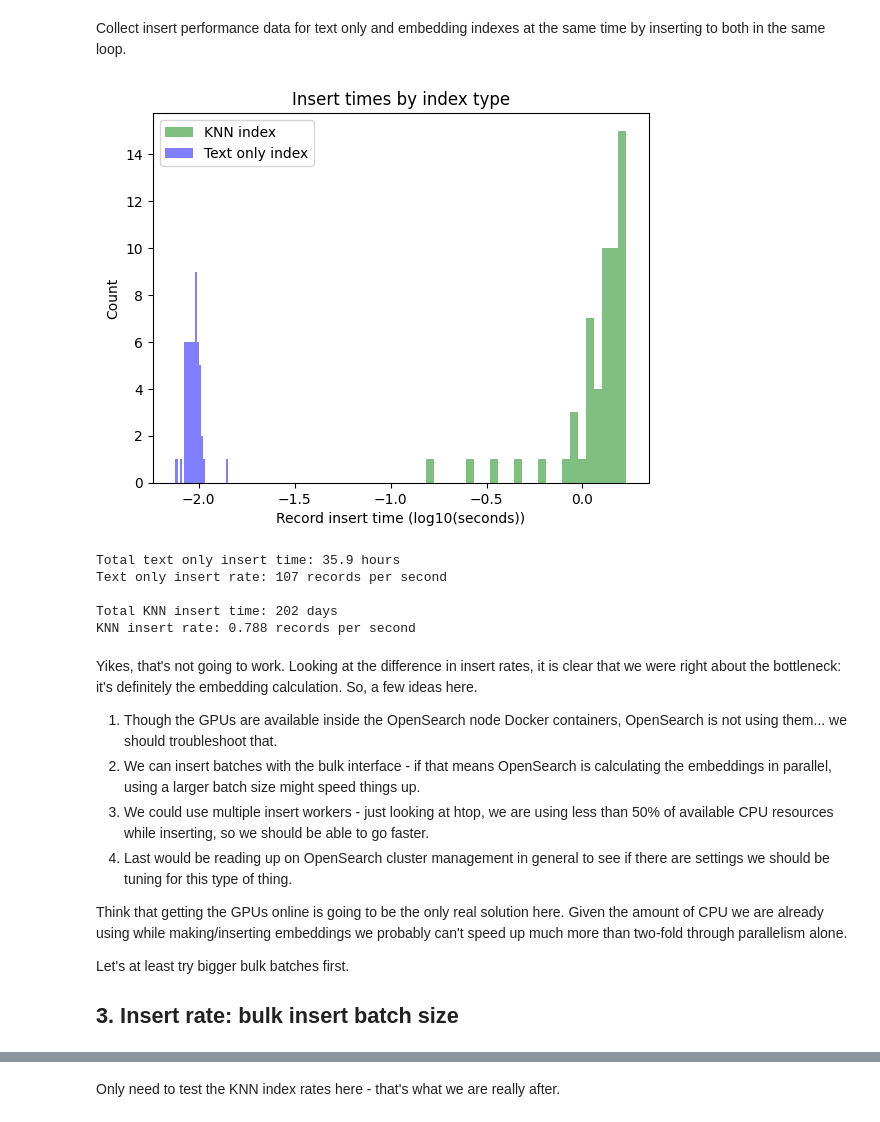
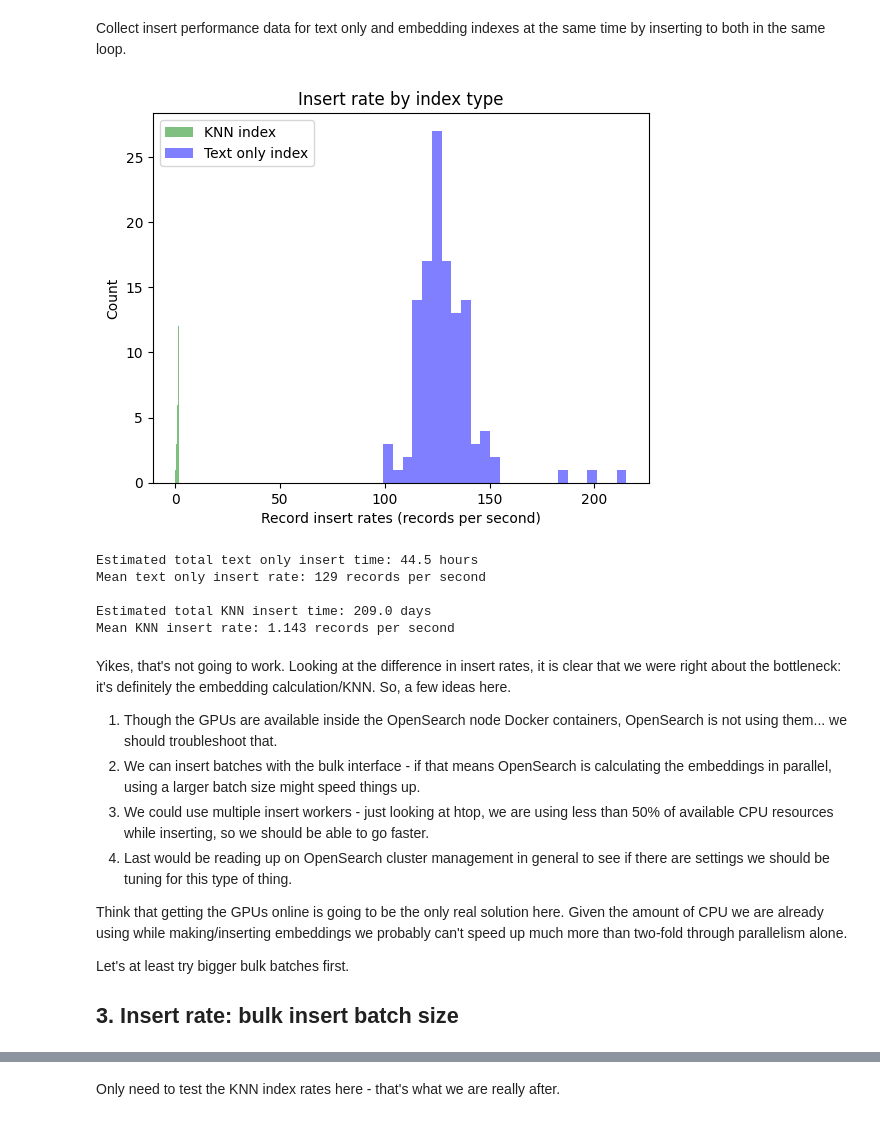
Before and after one commit to gperdrizet/OpenSearch, a Jupyter notebook: semantic_search/notebooks/03-opensearch_indexing.ipynb, the cells around one changed output, grey strips where cells are left out. Drawn from its saved outputs; the diff is of its cells as text; code cells hidden in the pictures.

```diff
--- a/semantic_search/notebooks/03-opensearch_indexing.ipynb
+++ b/semantic_search/notebooks/03-opensearch_indexing.ipynb
@@ -33,8 +34,12 @@ text_index_name='wikipedia-text-only'
 # Total record count determined in data exploration notebook
 record_count=13778448
 
+# Estimated total chunks after semantic splitting, determined in
+# semantic splitting notebook
+estimated_total_chunks=20648877
+
 # Transformed wikipedia input data
-input_file_path=f"{config.DATA_PATH}/wikipedia/{config.TRANSFORMED_TEXT}"
+input_file_path=f"{config.DATA_PATH}/wikipedia-sample/{config.TRANSFORMED_TEXT}"
 
 # Initialize the OpenSearch client
 client=helper_funcs.start_client()
@@ -115,9 +124,12 @@ for i in range(sample_batches):
     batch=input_data[f'batches/{i + 1}']
 
     # Loop on the records in the batch
-    for record in batch:
+    for j in range(sample_size):
 
         record_num+=1
+
+        # Grab the article
+        record=batch[j]
 
         # Decode the text
         text=record.decode('utf-8')
@@ -164,7 +176,7 @@ for i in range(sample_batches):
 
         # Stop the timer and collect the time
         dT=time.time() - start_time
-        knn_insert_times.append(dT)
+        knn_insert_rates.append(dT)
 
         # Start the timer
         start_time=time.time()
@@ -173,51 +185,49 @@ for i in range(sample_batches):
 
         # Stop the timer and collect the time
         dT=time.time() - start_time
-        text_insert_times.append(dT)
+        text_insert_rates.append(1 / dT)
 # %%
-import numpy as np
-
-plt.title('Insert times by index type')
+plt.title('Insert rate by index type')
 
 plt.hist(
-    np.log10(knn_insert_times),
+    knn_insert_rates,
     facecolor='green',
     label='KNN index',
     alpha=0.5,
     bins=25
 )
 
 plt.hist(
-    np.log10(text_insert_times),
+    text_insert_rates,
     facecolor='blue',
     label='Text only index',
     alpha=0.5,
     bins=25
 )
 
 plt.legend(loc = 'upper left')
-plt.xlabel(f'Record insert time (log10(seconds))')
+plt.xlabel(f'Record insert rates (records per second)')
 plt.ylabel('Count')
 plt.show()
 
-mean_text_insert_time=sum(text_insert_times)/len(text_insert_times)
-text_insert_rate=1 / mean_text_insert_time
-print(f'Total text only insert time: {(record_count * mean_text_insert_time) / (60*60):.1f} hours')
-print(f'Text only insert rate: {text_insert_rate:.0f} records per second\n')
+mean_text_insert_rate=sum(text_insert_rates)/len(text_insert_rates)
+estimated_total_text_only_insert_time=estimated_total_chunks / mean_text_insert_rate
+print(f'Estimated total text only insert time: {estimated_total_text_only_insert_time / (60*60):.1f} hours')
+print(f'Mean text only insert rate: {mean_text_insert_rate:.0f} records per second\n')
 
-mean_knn_insert_time=sum(knn_insert_times)/len(knn_insert_times)
-knn_insert_rate=1 / mean_knn_insert_time
-print(f'Total KNN insert time: {(record_count * mean_knn_insert_time) / (60*60*24):.0f} days')
-print(f'KNN insert rate: {knn_insert_rate:.3f} records per second')
+mean_knn_insert_rate=sum(knn_insert_rates)/len(knn_insert_rates)
+estimated_total_knn_only_insert_time=estimated_total_chunks / mean_knn_insert_rate
+print(f'Estimated total KNN insert time: {estimated_total_knn_only_insert_time / (60*60*24):.0f} days')
+print(f'Mean KNN insert rate: {mean_knn_insert_rate:.3f} records per second\n')
 # %% [output]
-[figure, old version]
+[figure, new version]
-Total text only insert time: 35.9 hours
-Text only insert rate: 107 records per second
+Estimated total text only insert time: 44.5 hours
+Mean text only insert rate: 129 records per second
 
-Total KNN insert time: 202 days
-KNN insert rate: 0.788 records per second
+Estimated total KNN insert time: 209.0 days
+Mean KNN insert rate: 1.143 records per second
 # %% [markdown]
-Yikes, that's not going to work. Looking at the difference in insert rates, it is clear that we were right about the bottleneck: it's definitely the embedding calculation. So, a few ideas here.
+Yikes, that's not going to work. Looking at the difference in insert rates, it is clear that we were right about the bottleneck: it's definitely the embedding calculation/KNN. So, a few ideas here.
 
 1. Though the GPUs are available inside the OpenSearch node Docker containers, OpenSearch is not using them... we should troubleshoot that.
 2. We can insert batches with the bulk interface - if that means OpenSearch is calculating the embeddings in parallel, using a larger batch size might speed things up.
```
Also changed, not shown: parts of 11 cells of this notebook.
